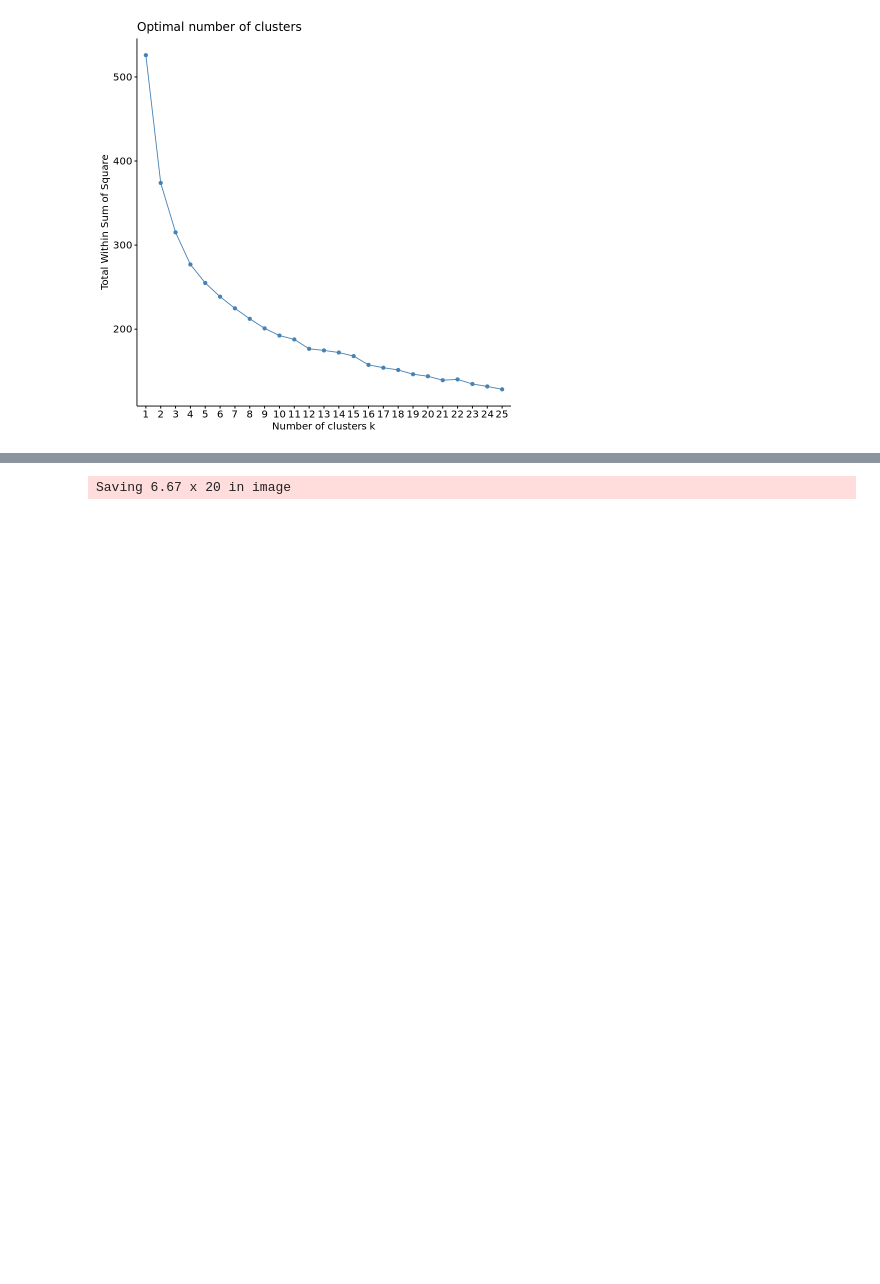
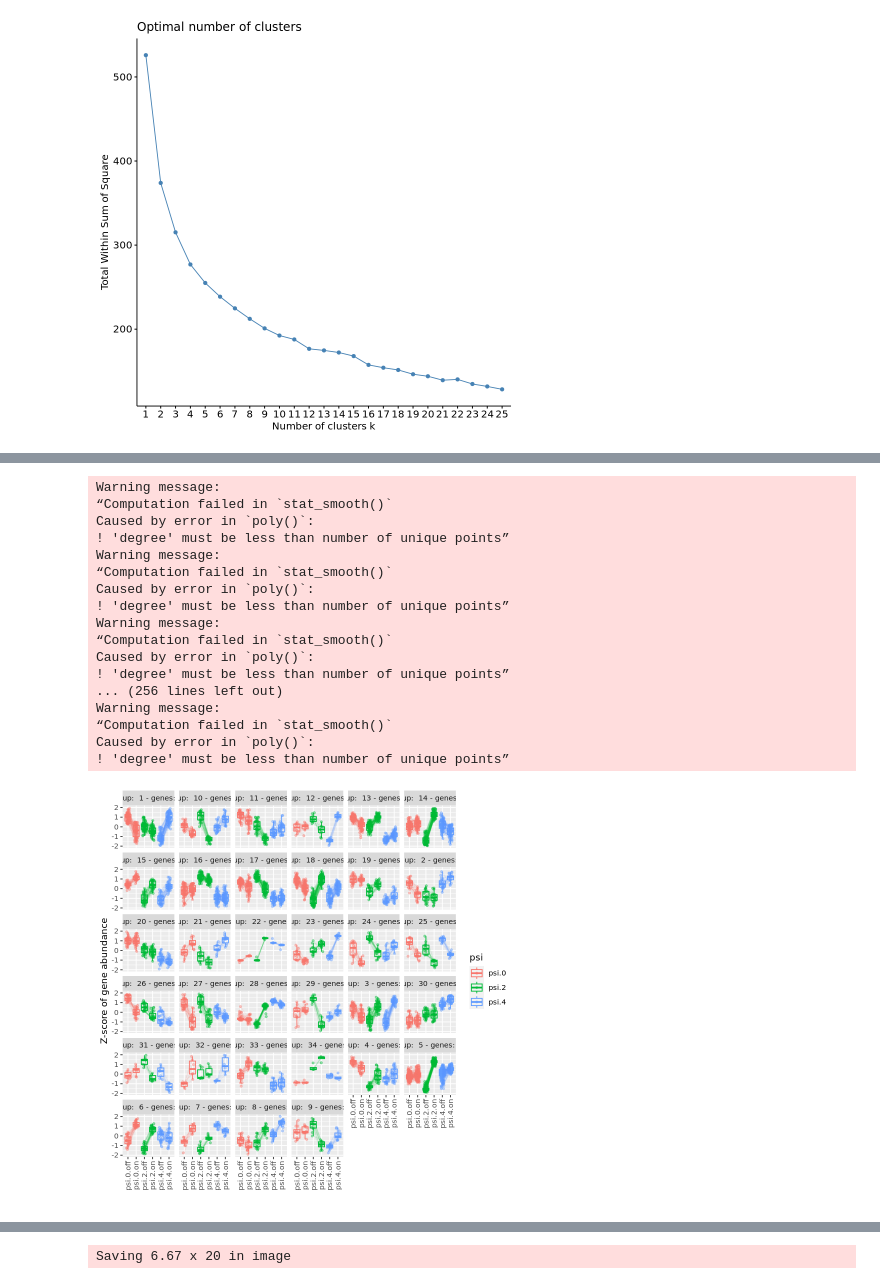
Before and after one commit to benayang/LiuLabCollab2, a Jupyter notebook: limma_analysis.ipynb, the cells around one changed output, grey strips where cells are left out. Drawn from its saved outputs; the diff is of its cells as text; code cells hidden in the pictures; blank space fills up the shorter version.

```diff
--- a/limma_analysis.ipynb
+++ b/limma_analysis.ipynb
@@ -510,0 +503,22 @@ h_clust <- cutree(gsva_reactome_hmp$tree_row, h=1.5)
+# %%
+gsva_reactome_clusters$plot
+ggsave(file.path(projdir, 'analyses', 'Plots', 'gsva_degPattern.png'), width=10, height=10)
+# %% [output]
+Warning message:
+“Computation failed in `stat_smooth()`
+Caused by error in `poly()`:
+! 'degree' must be less than number of unique points”
+Warning message:
+“Computation failed in `stat_smooth()`
+Caused by error in `poly()`:
+! 'degree' must be less than number of unique points”
+Warning message:
+“Computation failed in `stat_smooth()`
+Caused by error in `poly()`:
+! 'degree' must be less than number of unique points”
+... (256 lines left out)
+Warning message:
+“Computation failed in `stat_smooth()`
+Caused by error in `poly()`:
+! 'degree' must be less than number of unique points”
+[figure, added]
```
Also changed, not shown: parts of 25 cells of this notebook, 20 other files.
